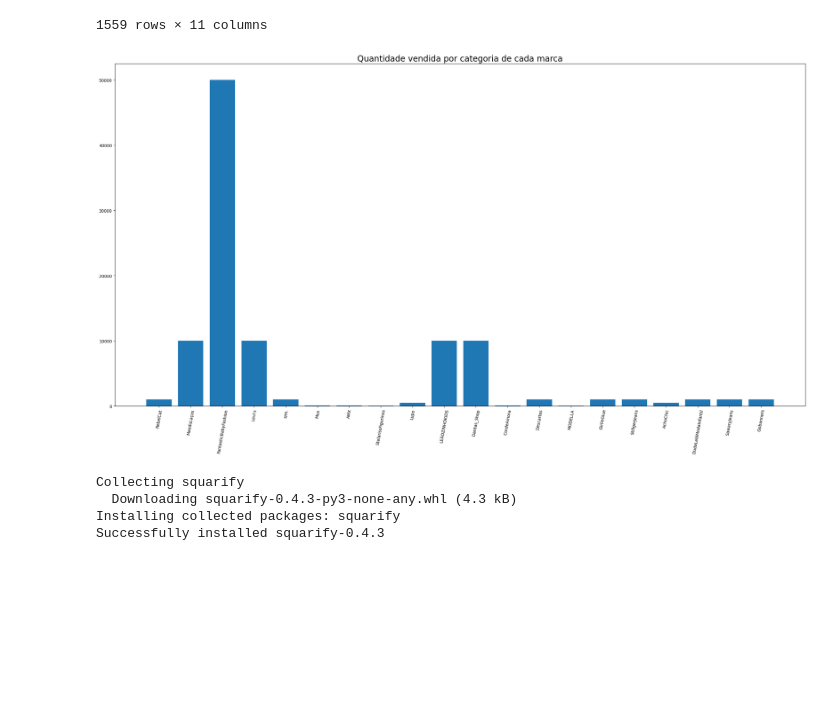
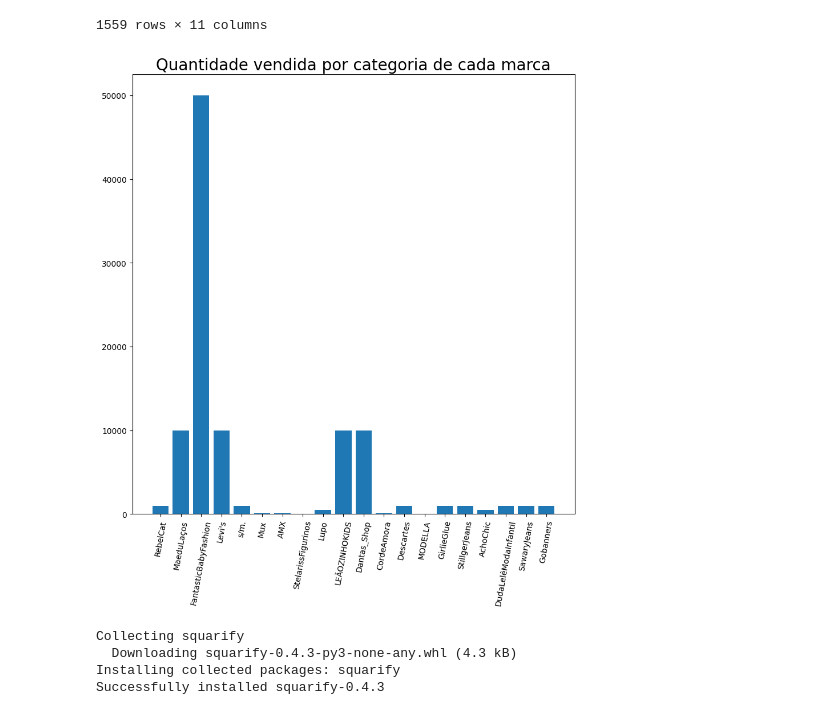
Before and after one commit to ThiagoKS-7/a3-analise-e-bigdata, a Jupyter notebook: a3-analise-dado.ipynb, the cells around one changed output. Cells and saved outputs as stored; diff of their text form; code cells hidden in the pictures; blank space fills up the shorter version.

Commit message:
Updates graph sizes & price comp

```diff
--- a/a3-analise-dado.ipynb
+++ b/a3-analise-dado.ipynb
@@ -94,26 +94,26 @@ roupas.toPandas()
 # %%
 from matplotlib import pyplot as plt
 import numpy as np
 
 valores_x = [
     row[0].replace(' ', '') for row in
     roupas.distinct().limit(20).select("marca").collect()
 ]
 valores_y = [
     float(row[0]) for row in
     roupas.na.drop("any").limit(20).select("n_vendidos_categoria").collect()
 ]
 
 
 
 
-plt.figure(figsize=(30, 15))
+plt.figure(figsize=(10,10))
 plt.title("Quantidade vendida por categoria de cada marca", fontsize=20)
 plt.bar(valores_x, valores_y)
 plt.xticks(rotation=80)
 plt.show()
 # %% [output]
-[figure, old version]
+[figure, new version]
 # %%
 get_ipython().system_raw('pip install squarify')
 # %% [output]
```
Also changed, not shown: parts of 3 cells of this notebook.
